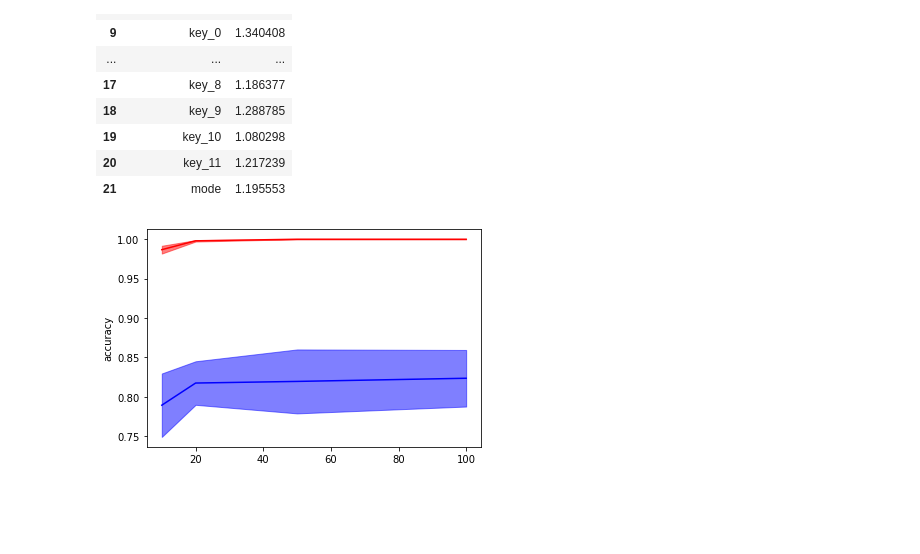
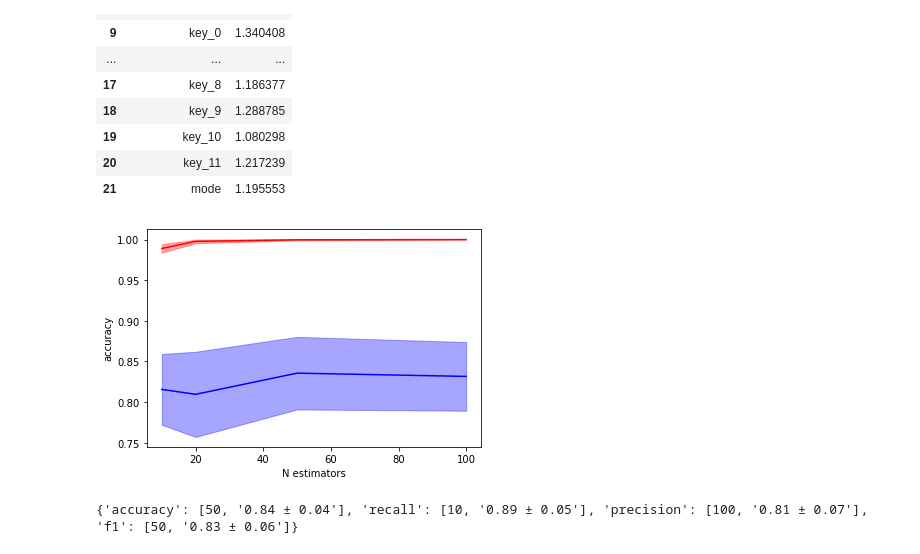
Before and after one commit to sergi-andreu/MMSL, a Jupyter notebook: Project.ipynb, the cells around one changed output. Drawn from its saved outputs; the diff is of its cells as text; code cells hidden in the pictures; blank space fills up the shorter version.

```diff
--- a/Project.ipynb
+++ b/Project.ipynb
@@ -57,8 +57,13 @@ data.vif
 # %%
 from learning_machine import RandomForest
 
 criterion = [10, 20, 50, 100]
 randomforest = RandomForest(data)
-randomforest.parameter_search(criterion)
+randomforest.parameter_search(criterion, k=10)
 # %% [output]
-[figure, old version]
+[figure, new version]
+# %%
+randomforest._get_best_parameters()
+print(randomforest.best_parameters)
+# %% [output]
+{'accuracy': [50, '0.84 ± 0.04'], 'recall': [10, '0.89 ± 0.05'], 'precision': [100, '0.81 ± 0.07'], 'f1': [50, '0.83 ± 0.06']}
```
Also changed, not shown: parts of 13 cells of this notebook, 3 other files.
